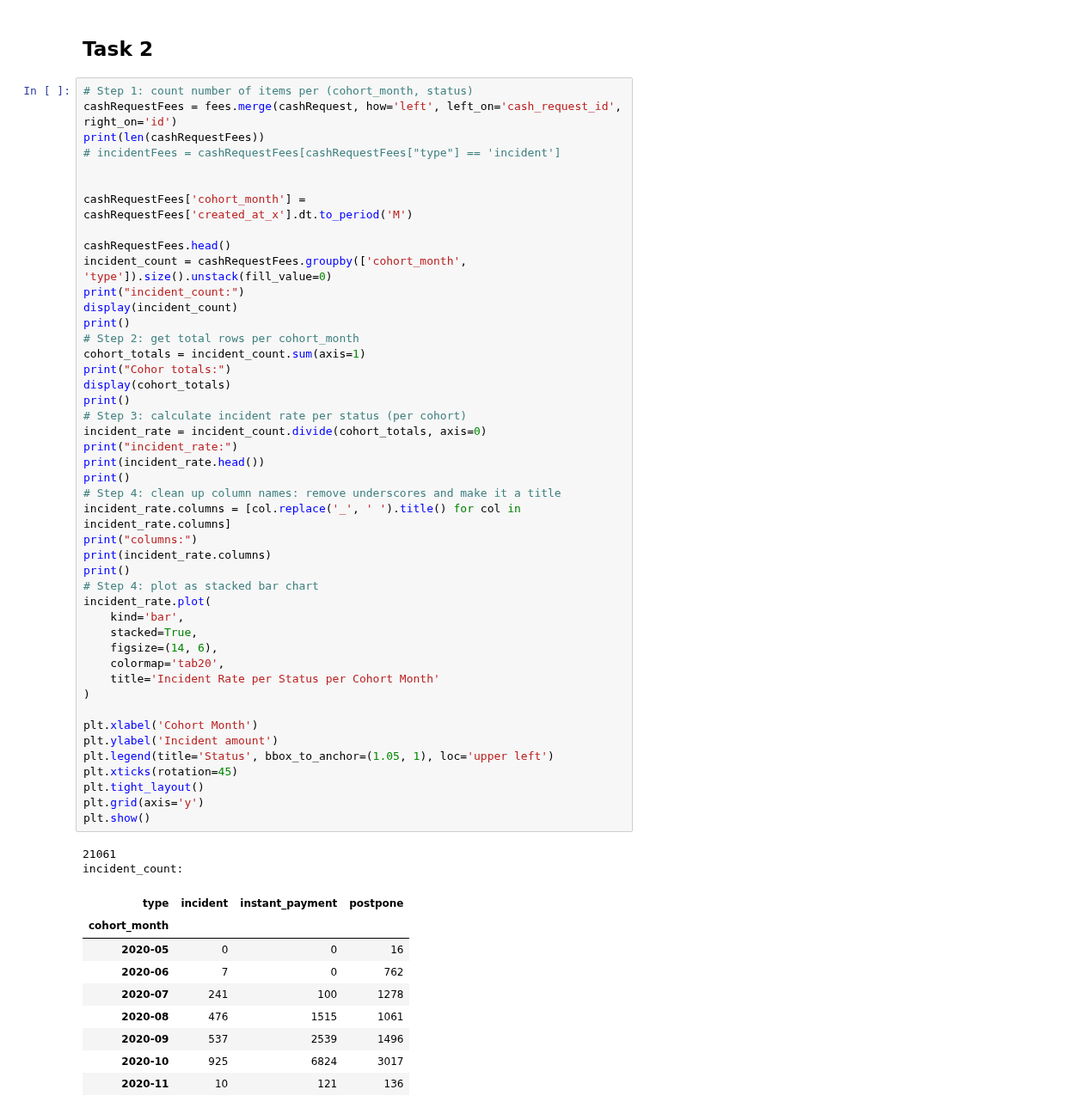
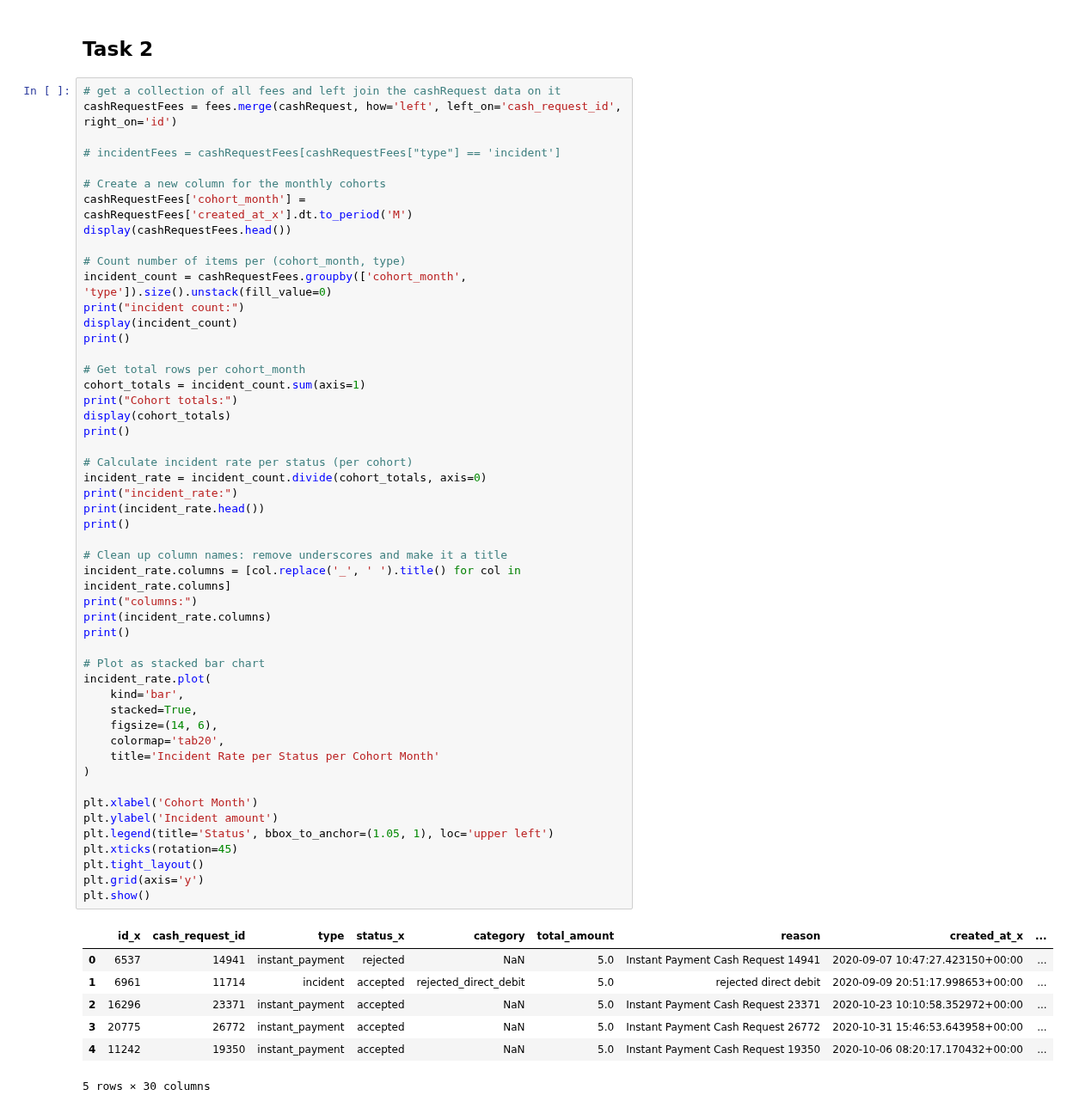
Before and after one commit to gfkpth/project-1-ironhack-payments-2-en, a Jupyter notebook: notebook/notebook.ipynb, the cells around one changed output. Shown at 86% size. Saved outputs shown, nothing was run; the diff lists cells and outputs as text.

```diff
--- a/notebook/notebook.ipynb
+++ b/notebook/notebook.ipynb
@@ -827,59 +827,60 @@ time_plot_data.plot(kind='line')
 # %% [markdown]
 ## Task 2
 # %%
-# Step 1: count number of items per (cohort_month, status)
+# get a collection of all fees and left join the cashRequest data on it
 cashRequestFees = fees.merge(cashRequest, how='left', left_on='cash_request_id', right_on='id')
-print(len(cashRequestFees))
+
 # incidentFees = cashRequestFees[cashRequestFees["type"] == 'incident']
 
+# Create a new column for the monthly cohorts
+cashRequestFees['cohort_month'] = cashRequestFees['created_at_x'].dt.to_period('M')
+display(cashRequestFees.head())
 
-cashRequestFees['cohort_month'] = cashRequestFees['created_at_x'].dt.to_period('M')
-
-cashRequestFees.head()
+# Count number of items per (cohort_month, type)
 incident_count = cashRequestFees.groupby(['cohort_month', 'type']).size().unstack(fill_value=0)
-print("incident_count:")
+print("incident count:")
 display(incident_count)
 print()
-# Step 2: get total rows per cohort_month
+
+# Get total rows per cohort_month
 cohort_totals = incident_count.sum(axis=1)
-print("Cohor totals:")
+print("Cohort totals:")
 display(cohort_totals)
 print()
-# Step 3: calculate incident rate per status (per cohort)
+
+# Calculate incident rate per status (per cohort)
 incident_rate = incident_count.divide(cohort_totals, axis=0)
 print("incident_rate:")
 print(incident_rate.head())
 print()
-# Step 4: clean up column names: remove underscores and make it a title
+
+# Clean up column names: remove underscores and make it a title
 incident_rate.columns = [col.replace('_', ' ').title() for col in incident_rate.columns]
 print("columns:")
 print(incident_rate.columns)
 print()
-# Step 4: plot as stacked bar chart
+
+# Plot as stacked bar chart
 incident_rate.plot(
     kind='bar',
     stacked=True,
     figsize=(14, 6),
     colormap='tab20',
     title='Incident Rate per Status per Cohort Month'
 )
 
 plt.xlabel('Cohort Month')
 plt.ylabel('Incident amount')
 plt.legend(title='Status', bbox_to_anchor=(1.05, 1), loc='upper left')
 plt.xticks(rotation=45)
 plt.tight_layout()
 plt.grid(axis='y')
 plt.show()
 # %% [output]
+|  | id_x | cash_request_id | type | status_x | category | total_amount | reason | created_at_x | ... |
+| 0 | 6537 | 14941 | instant_payment | rejected | NaN | 5.0 | Instant Payment Cash Request 14941 | 2020-09-07 10:47:27.423150+00:00 | ... |
+| 1 | 6961 | 11714 | incident | accepted | rejected_direct_debit | 5.0 | rejected direct debit | 2020-09-09 20:51:17.998653+00:00 | ... |
+| 2 | 16296 | 23371 | instant_payment | accepted | NaN | 5.0 | Instant Payment Cash Request 23371 | 2020-10-23 10:10:58.352972+00:00 | ... |
+| 3 | 20775 | 26772 | instant_payment | accepted | NaN | 5.0 | Instant Payment Cash Request 26772 | 2020-10-31 15:46:53.643958+00:00 | ... |
+| 4 | 11242 | 19350 | instant_payment | accepted | NaN | 5.0 | Instant Payment Cash Request 19350 | 2020-10-06 08:20:17.170432+00:00 | ... |
-21061
-incident_count:
+5 rows × 30 columns
-| type | incident | instant_payment | postpone |
-| cohort_month |  |  |  |
-| 2020-05 | 0 | 0 | 16 |
-| 2020-06 | 7 | 0 | 762 |
-| 2020-07 | 241 | 100 | 1278 |
-| 2020-08 | 476 | 1515 | 1061 |
-| 2020-09 | 537 | 2539 | 1496 |
-| 2020-10 | 925 | 6824 | 3017 |
-| 2020-11 | 10 | 121 | 136 |
```
Also changed, not shown: parts of 1 cell of this notebook.
